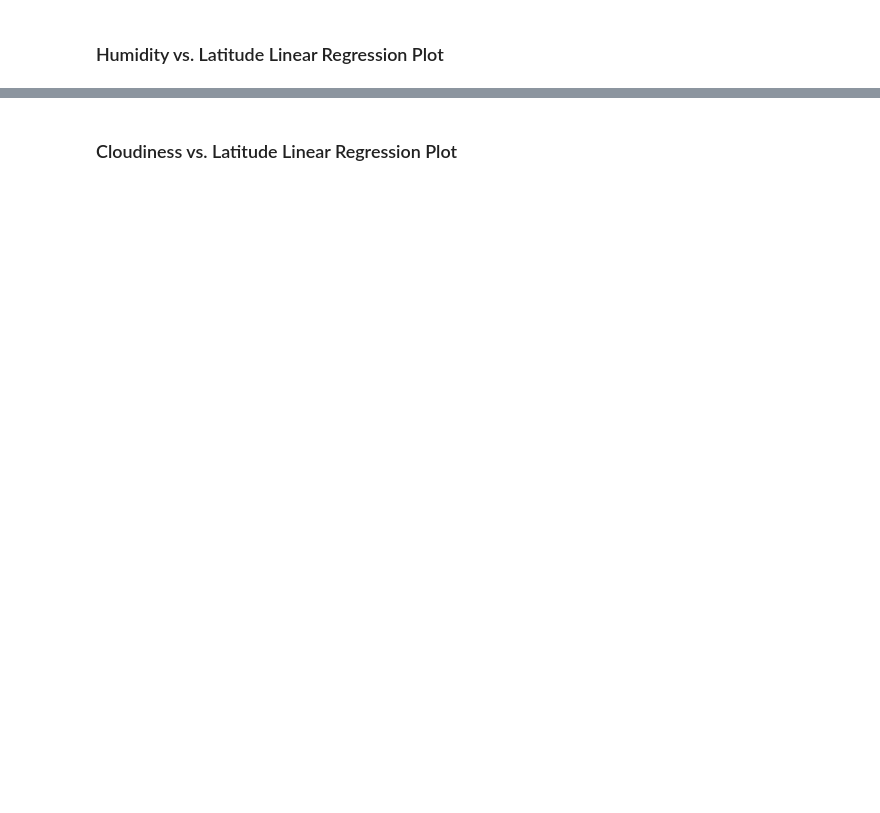
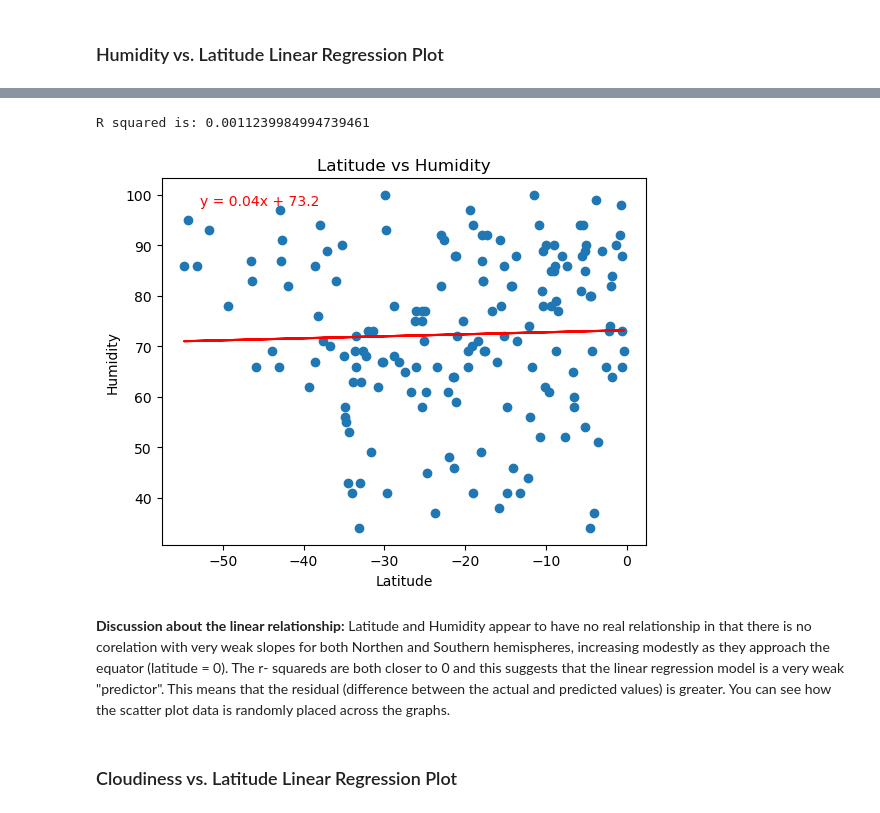
Before and after one commit to CathyMatthee/python-api-challenge, a Jupyter notebook: Weather_Vacation_Py/WeatherPy.ipynb, the cells around one changed output, grey strips where cells are left out. Saved outputs shown, nothing was run; the diff lists cells and outputs as text; code cells hidden in the pictures; blank space fills up the shorter version.

```diff
--- a/Weather_Vacation_Py/WeatherPy.ipynb
+++ b/Weather_Vacation_Py/WeatherPy.ipynb
@@ -360,2 +370,13 @@ The r^2-value is: 0.0008746520732592251
+# %%
+# Southern Hemisphere
+x_values = southern_hemi_df["Lat"]
+y_values = southern_hemi_df["Humidity"]
+y_column = northern_hemi_df.columns[4]
+lin_regress(x_values,y_values)
+# %% [output]
+R squared is: 0.0011239984994739461
+[figure, added]
+# %% [markdown]
+**Discussion about the linear relationship:** Latitude and Humidity appear to have no real relationship in that there is no corelation with very weak slopes for both Northen and Southern hemispheres, increasing modestly as they approach the equator (latitude = 0). The r- squareds are both closer to 0 and this suggests that the linear regression model is a very weak "predictor". This means that the residual (difference between the actual and predicted values) is greater. You can see how the scatter plot data is randomly placed across the graphs.
 # %% [markdown]
 ### Cloudiness vs. Latitude Linear Regression Plot
```
Also changed, not shown: parts of 25 cells of this notebook, 3 other files.
